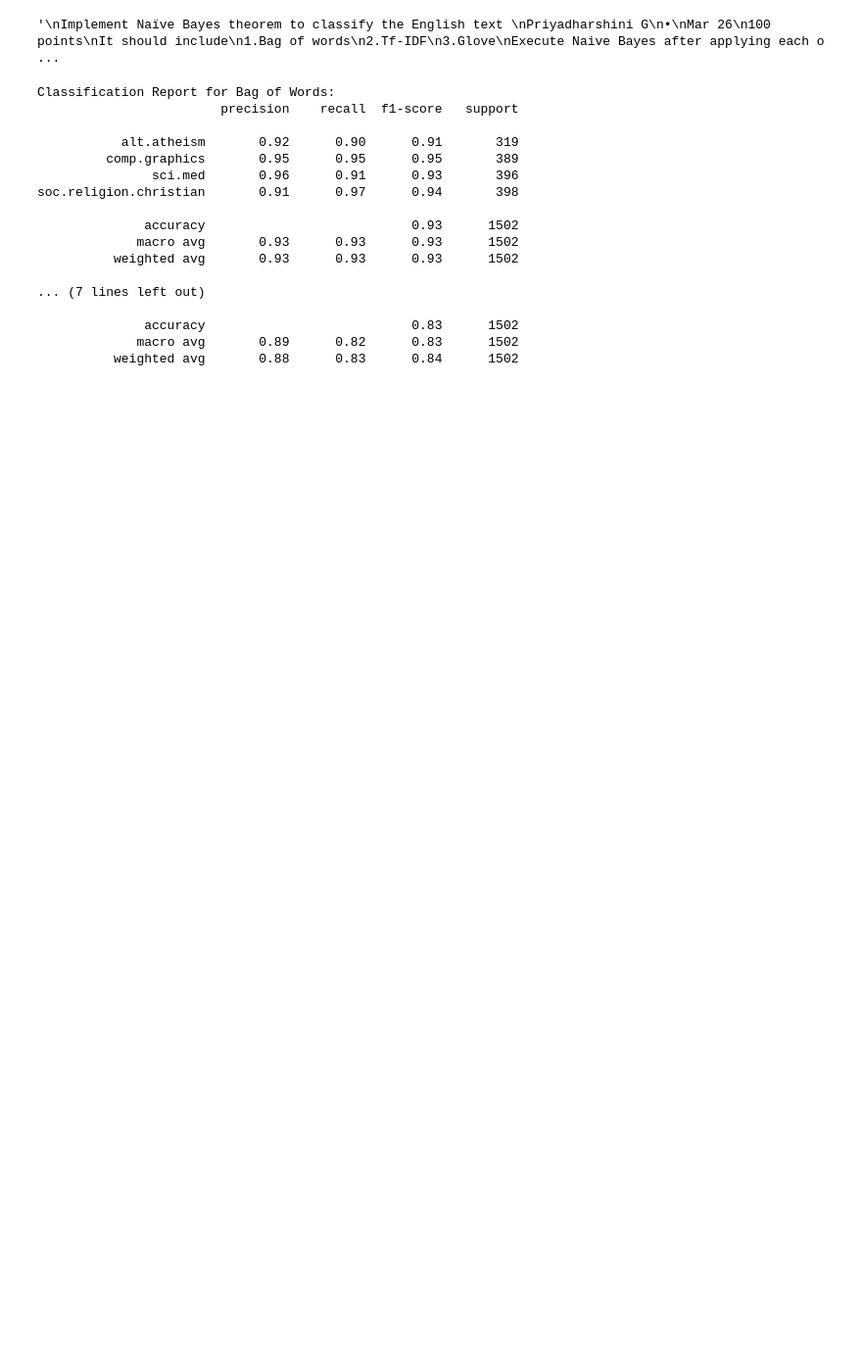
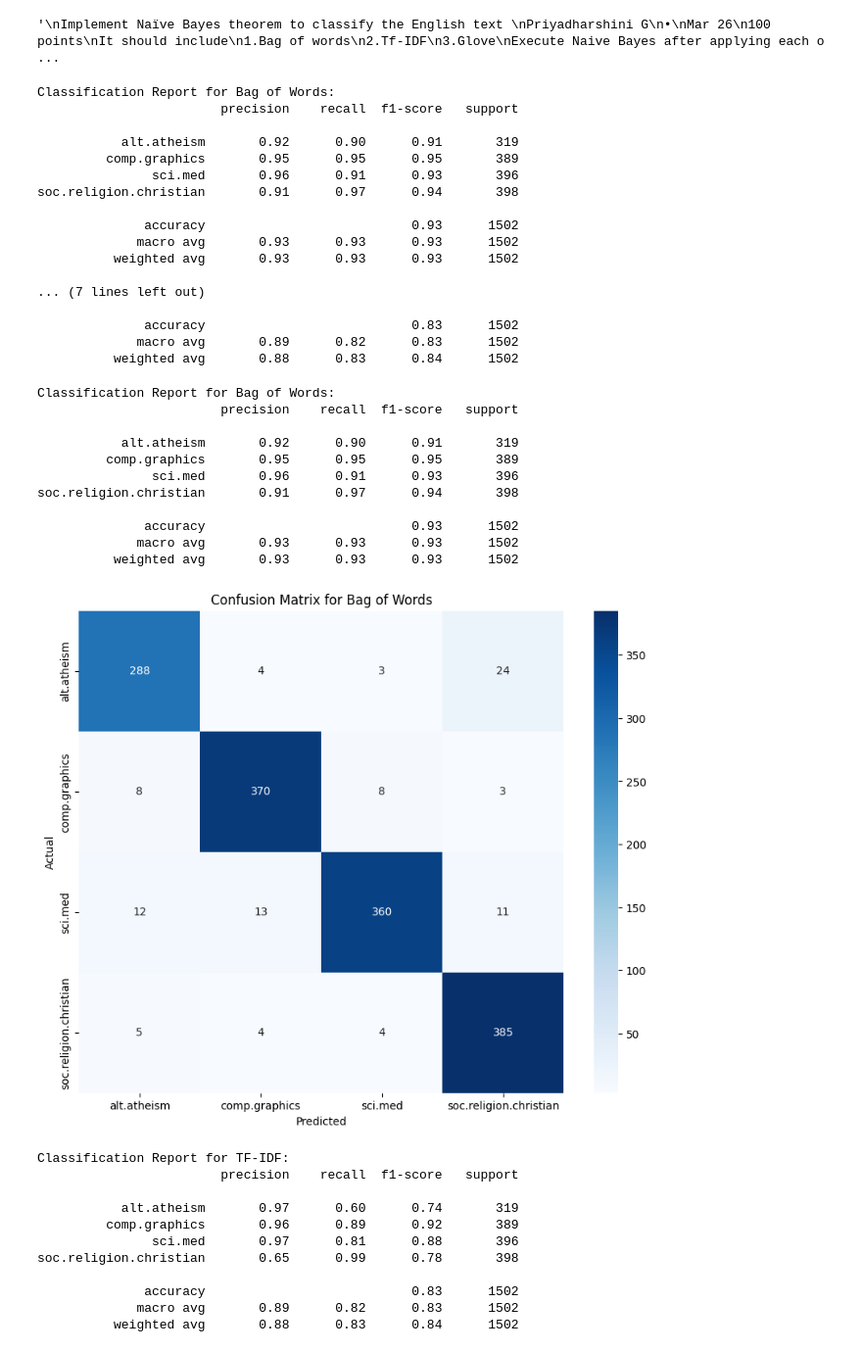
Before and after one commit to alikhan37544/FAI_SRM, a Jupyter notebook: Experiment_10_Naive_Bayes_English_Text.ipynb, the cells around one changed output. Shown at 98% size. Saved outputs shown, nothing was run; the diff lists cells and outputs as text; code cells hidden in the pictures; blank space fills up the shorter version.

```diff
--- a/Experiment_10_Naive_Bayes_English_Text.ipynb
+++ b/Experiment_10_Naive_Bayes_English_Text.ipynb
@@ -70,3 +70,68 @@ soc.religion.christian       0.91      0.97      0.94       398
               accuracy                           0.83      1502
              macro avg       0.89      0.82      0.83      1502
           weighted avg       0.88      0.83      0.84      1502
+# %%
+from sklearn.metrics import confusion_matrix
+import seaborn as sns
+import matplotlib.pyplot as plt
+
+# Step 1: Load the dataset
+categories = ['alt.atheism', 'soc.religion.christian', 'comp.graphics', 'sci.med']
+newsgroups_train = fetch_20newsgroups(subset='train', categories=categories)
+newsgroups_test = fetch_20newsgroups(subset='test', categories=categories)
+
+# Step 2: Preprocess the text data
+vectorizers = [
+    ('Bag of Words', CountVectorizer()),
+    ('TF-IDF', TfidfVectorizer()),
+]
+
+for name, vectorizer in vectorizers:
+    X_train = vectorizer.fit_transform(newsgroups_train.data)
+    X_test = vectorizer.transform(newsgroups_test.data)
+    y_train = newsgroups_train.target
+    y_test = newsgroups_test.target
+
+    # Step 3: Train Naïve Bayes classifier
+    clf = MultinomialNB()
+    clf.fit(X_train, y_train)
+
+    # Step 4: Evaluate classifier
+    print(f"Classification Report for {name}:")
+    y_pred = clf.predict(X_test)
+    print(classification_report(y_test, y_pred, target_names=newsgroups_test.target_names))
+
+    # Step 5: Create confusion matrix
+    conf_mat = confusion_matrix(y_test, y_pred)
+
+    # Step 6: Visualize confusion matrix
+    plt.figure(figsize=(10, 8))
+    sns.heatmap(conf_mat, annot=True, fmt="d", cmap="Blues", xticklabels=newsgroups_test.target_names, yticklabels=newsgroups_test.target_names)
+    plt.xlabel('Predicted')
+    plt.ylabel('Actual')
+    plt.title(f'Confusion Matrix for {name}')
+    plt.show()
+# %% [output]
+Classification Report for Bag of Words:
+                        precision    recall  f1-score   support
+
+           alt.atheism       0.92      0.90      0.91       319
+         comp.graphics       0.95      0.95      0.95       389
+               sci.med       0.96      0.91      0.93       396
+soc.religion.christian       0.91      0.97      0.94       398
+
+              accuracy                           0.93      1502
+             macro avg       0.93      0.93      0.93      1502
+          weighted avg       0.93      0.93      0.93      1502
+[figure, added]
+Classification Report for TF-IDF:
+                        precision    recall  f1-score   support
+
+           alt.atheism       0.97      0.60      0.74       319
+         comp.graphics       0.96      0.89      0.92       389
+               sci.med       0.97      0.81      0.88       396
+soc.religion.christian       0.65      0.99      0.78       398
+
+              accuracy                           0.83      1502
+             macro avg       0.89      0.82      0.83      1502
+          weighted avg       0.88      0.83      0.84      1502
```
Also changed, not shown: parts of 1 cell of this notebook, 1 other file.
